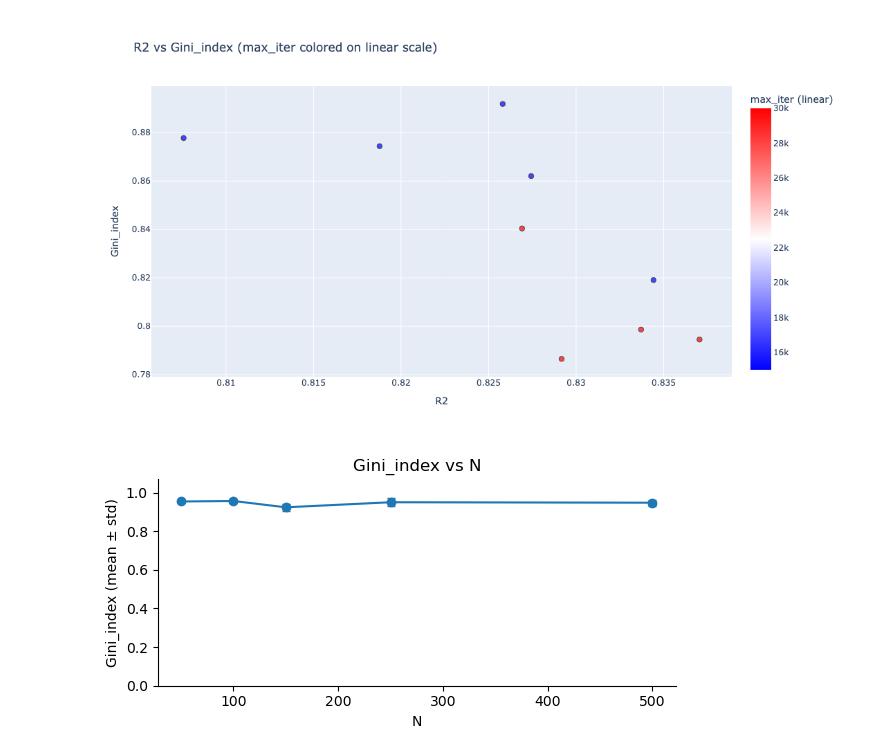
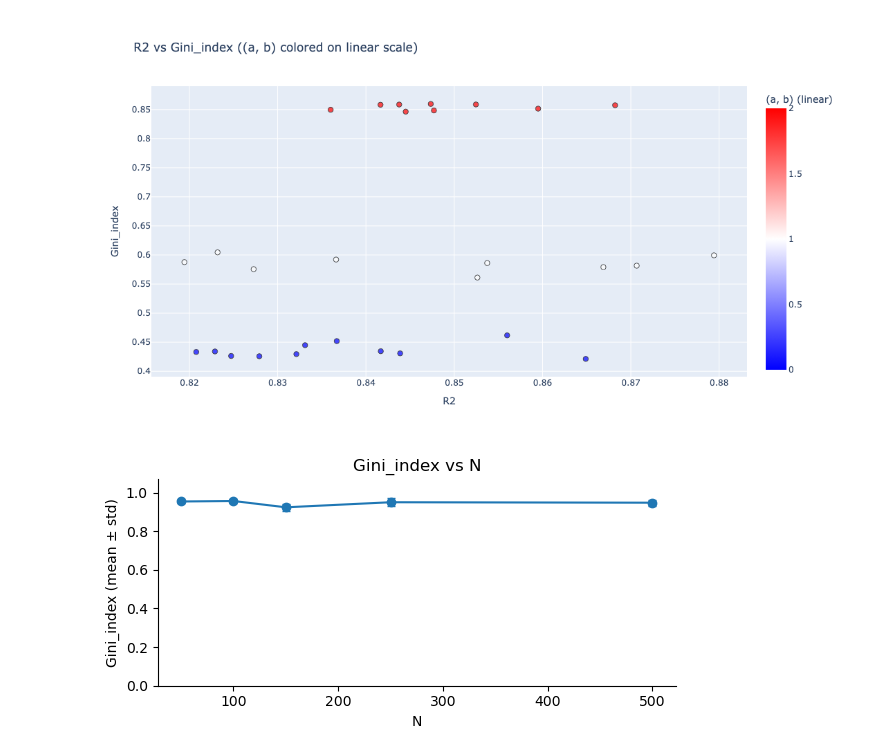
Before and after one commit to engellab/trainRNNbrain, a Jupyter notebook: jupyter/RNNs statistics.ipynb, the cells around one changed output. Drawn from its saved outputs; the diff is of its cells as text; code cells hidden in the pictures.

Commit message:
Introduced effective dimensionality penalty
Introduced effective dimensionality penalty

```diff
--- a/jupyter/RNNs statistics.ipynb
+++ b/jupyter/RNNs statistics.ipynb
@@ -91,7 +91,7 @@ def gini_evenness(w: np.ndarray) -> float:
     return 1.0 - (G / Gmax)
 # %%
 # --- inputs ---
-root = Path('/Users/tolmach/Documents/GitHub/trainRNNbrain/data/trained_RNNs/CDDM_LogSumExpTau01-a303887_BaseTrainer')
+root = Path('/Users/tolmach/Documents/GitHub/trainRNNbrain/data/trained_RNNs/CDDM_LogSumExpTau01LambdaSM_abSweepAdditivePenalty-dc053e2_BaseTrainer')
 tz = ZoneInfo("America/New_York")  # your timezone
 
 # --- cutoff: today at 2 pm local time ---
@@ -195,3 +195,5 @@ Found 9 subfolders created on/after 2025-10-13 20:00:00-04:00 and before 2026-10
+# %%
+consolidated_data['(a, b)'] = list(zip(consolidated_data["sm_args.alpha"], consolidated_data["sm_args.beta"]))
 # %%
 print(consolidated_data.columns)
 # %% [output]
@@ -235,7 +265,7 @@ df = df.drop(columns=["folder"])
 df = df[df["R2"] > 0.75]
 
 # column = "sm_args.q"          # the column to color by
-column = "max_iter"
+column = "(a, b)"
 scale  = "linear"     # or "log"
 
 # --- ensure numeric column (encode non-numeric) ---
@@ -265,34 +295,34 @@ else:
     tickvals, ticktext = None, None
     cbar_title = f"{column} (linear)"
 
 # --- midpoint & range in the SAME space as color_col ---
 cmin, cmax = float(df[color_col].min()), float(df[color_col].max())
 cmid = 0.5 * (cmin + cmax)
 
 bwr_scale = [(0, "blue"), (0.5, "white"), (1, "red")]  # keep your palette
 
 x_label, y_label = "R2", "Gini_index"
 fig = px.scatter(
     df,
     x=x_label, y=y_label,
     color=color_col,
     color_continuous_scale=bwr_scale,
     color_continuous_midpoint=cmid,
     range_color=(cmin, cmax),
     hover_data=df.columns,
     title=f"{x_label} vs {y_label} ({column} colored on {scale} scale)"
 )
 
 x = 1.5
 fig.update_layout(
     autosize=False, width=500 * x, height=400 * x,
     coloraxis_colorbar=dict(title=cbar_title, tickvals=tickvals, ticktext=ticktext)
 )
 fig.update_traces(marker=dict(opacity=0.7, size=5 * x, line=dict(width=1, color="black")))
 fig.write_image(f"statistics_{x_label}_vs_{y_label}_SE.svg")
 fig.show()
 # %% [output]
-[figure, old version]
+[figure, new version]
 # %%
 for col in ['Gini_index', 'meanA', 'tVar', 'mWout', 'mWinp', 'mWrec_exc', 'mWrec_inh', 'R2']:
     g = df.groupby('N')[col].agg(['mean','var','count']).reset_index().sort_values('N')
```
Also changed, not shown: parts of 4 cells of this notebook, 2 other files.
